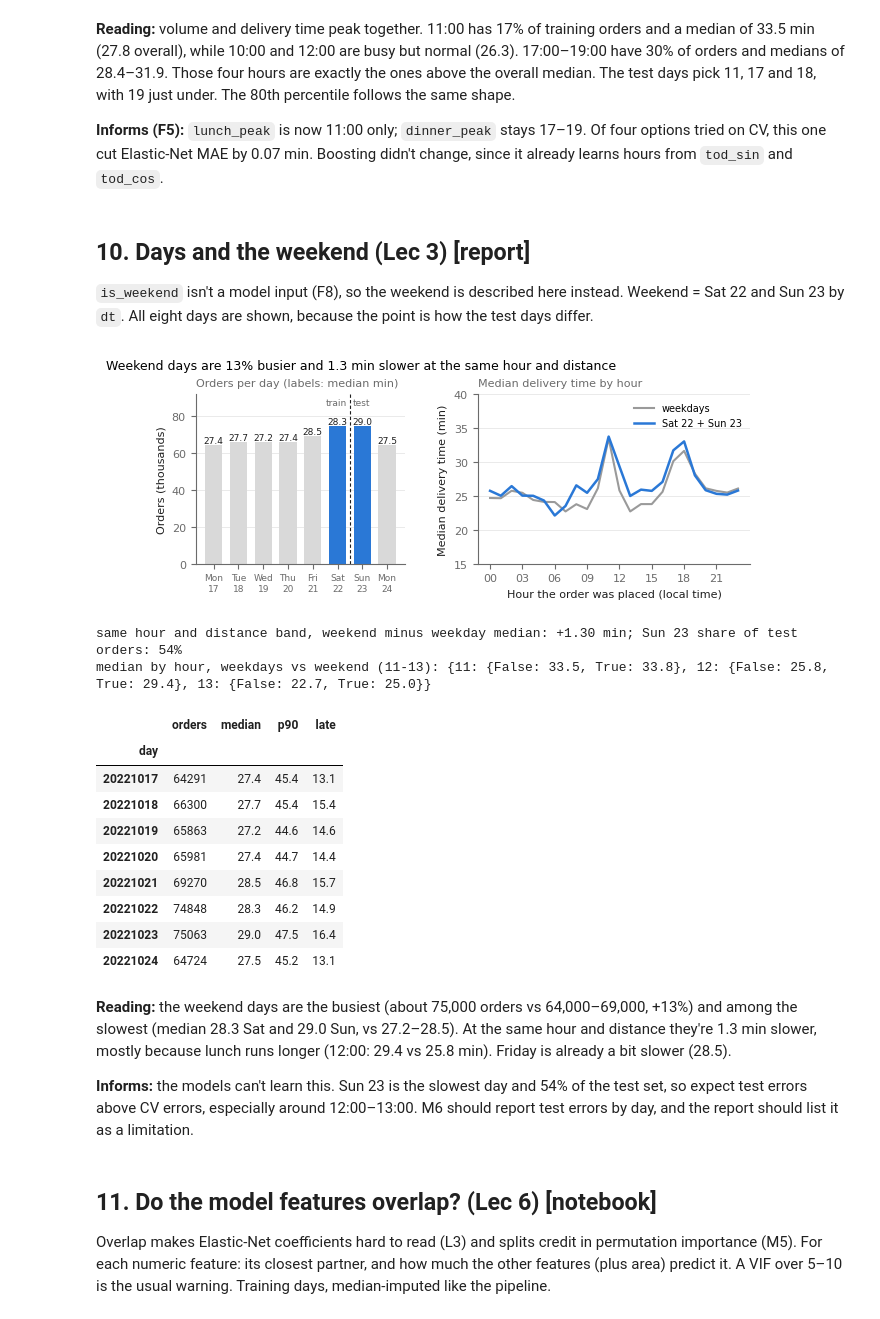
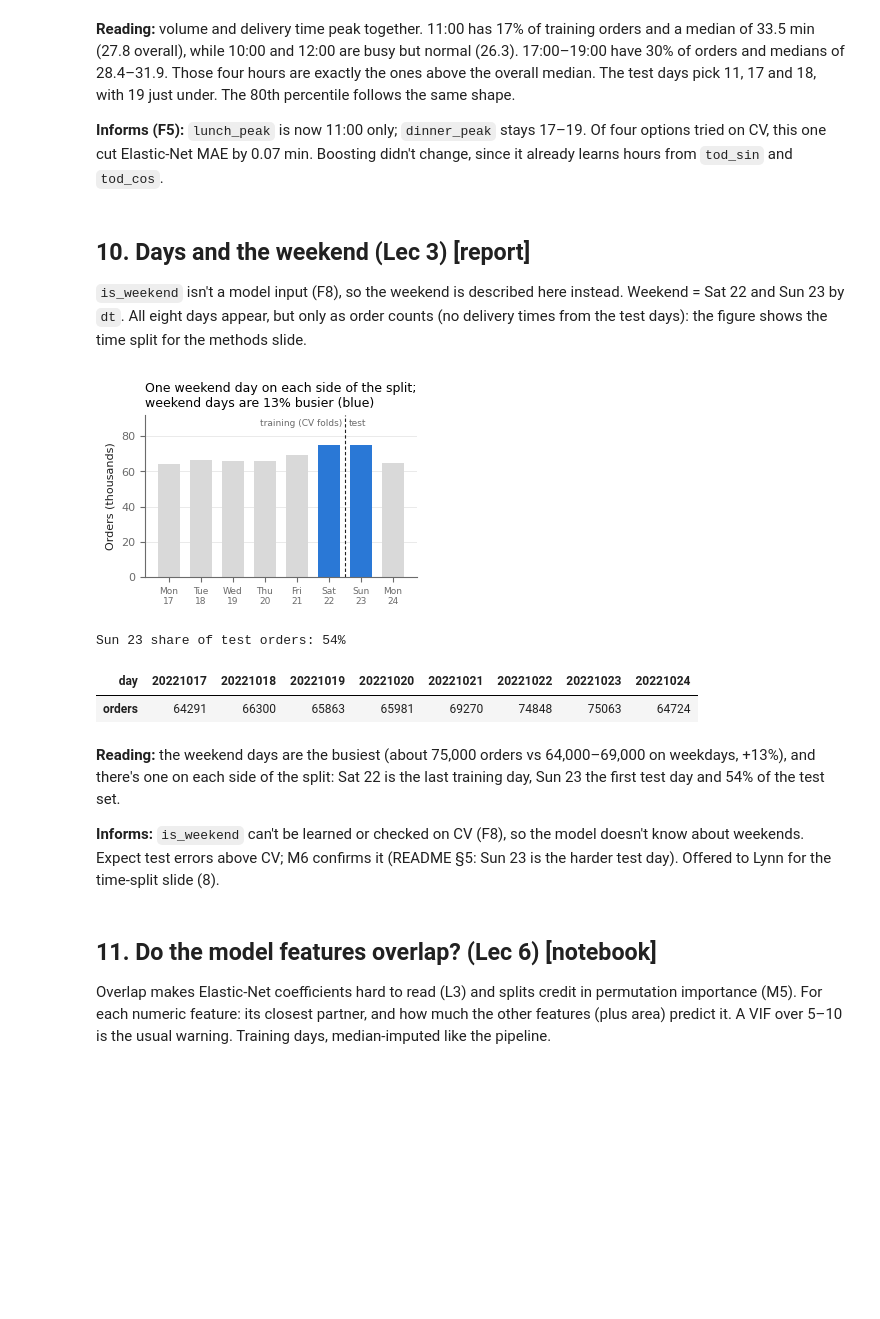
Before and after one commit to lynn60107070/dsai5101-delivery-eta, a Jupyter notebook: notebooks/02_eda.ipynb, the cells around one changed output. Drawn from its saved outputs; the diff is of its cells as text; code cells hidden in the pictures; blank space fills up the shorter version.

```diff
--- a/notebooks/02_eda.ipynb
+++ b/notebooks/02_eda.ipynb
@@ -17,13 +17,14 @@ import matplotlib.pyplot as plt
 from scipy.stats import spearmanr
 from common.data import load_table
 
-t = load_table()
-t["gap_min"] = t["delivery_min"] - t["promise_min"]       # actual - promised; describes the data only, never an input
-t["late"] = t["gap_min"] > 0
-print(f"{len(t):,} orders")
+full = load_table()
+full["gap_min"] = full["delivery_min"] - full["promise_min"]   # actual - promised; describes the data only, never an input
+full["late"] = full["gap_min"] > 0
+t = full[full["day"] <= 20221022].copy()      # analysis on the training days (17–22 Oct); test days only as counts in §10
+print(f"{len(t):,} orders on the training days ({len(full):,} in all)")
 
 FIG_DIR = Path("../figures/eda"); FIG_DIR.mkdir(parents=True, exist_ok=True)
-BLUE, ORANGE = "#2a78d6", "#eb6834"      # team palette (presentation/outline.md): blue = ours, orange = platform
+BLUE, ORANGE, AQUA = "#2a78d6", "#eb6834", "#1baf7a"   # team palette (presentation/outline.md): blue = ours, orange = platform
 INK, MUTED, GREY, LIGHT, GRID = "#1f1f1f", "#6b6b6b", "#9a9a9a", "#d9d9d9", "#e6e6e6"
 COL1, COL2 = 3.5, 7.16                  # IEEE one column / full page width (inches)
 plt.rcParams.update({"font.size": 8, "axes.edgecolor": MUTED, "axes.labelcolor": INK, "xtick.color": MUTED,
@@ -537,66 +557,38 @@ one cut Elastic-Net MAE by 0.07 min. Boosting didn't change, since it already le
 # %% [markdown]
 ## 10. Days and the weekend (Lec 3) [report]
 `is_weekend` isn't a model input (F8), so the weekend is described here instead. Weekend = Sat 22 and Sun 23 by
-`dt`. All eight days are shown, because the point is how the test days differ.
+`dt`. All eight days appear, but only as order counts (no delivery times from the test days): the figure shows the
+time split for the methods slide.
 # %%
 WEEKEND = [20221022, 20221023]
-t["weekend_day"] = t["day"].isin(WEEKEND)
-days = t.groupby("day").agg(orders=("order_id", "size"), median=("delivery_min", "median"),
-                            p90=("delivery_min", lambda s: s.quantile(.9)), late=("late", "mean"))
+days = full.groupby("day").agg(orders=("order_id", "size"))       # counts only: no outcomes from the test days
 busier = days.loc[WEEKEND, "orders"].mean() / days.drop(WEEKEND)["orders"].mean() - 1
-wk = t.pivot_table(index="hour", columns="weekend_day", values="delivery_min", aggfunc="median")
-# weekend vs weekday at the same hour and distance band, weighted by weekend orders
-t["dist_band4"] = pd.cut(t["dist_haversine_km"], [0, 1, 2, 3, 20])
-cell = t.groupby(["hour", "dist_band4", "weekend_day"], observed=True)["delivery_min"].median().unstack()
-n_wknd = t[t["weekend_day"]].groupby(["hour", "dist_band4"], observed=True).size()
-same_cell_gap = np.average((cell[True] - cell[False]).loc[n_wknd.index], weights=n_wknd)
 
-fig, (a, b) = plt.subplots(1, 2, figsize=(COL2, 2.2), gridspec_kw={"width_ratios": [1, 1.3]})
+fig, a = plt.subplots(figsize=(COL1, 2.1))
 x = np.arange(len(days))
 a.bar(x, days["orders"] / 1000, color=[BLUE if d in WEEKEND else LIGHT for d in days.index], width=0.7)
-for xi, (o, md) in enumerate(zip(days["orders"], days["median"])):
-    a.text(xi, o / 1000 + 1, f"{md:.1f}", ha="center", fontsize=6.5, color=INK)
 a.axvline(5.5, color=INK, lw=0.8, ls=(0, (3, 2)))
-a.text(5.4, 86, "train", ha="right", fontsize=6.5, color=MUTED); a.text(5.6, 86, "test", ha="left", fontsize=6.5, color=MUTED)
+a.text(5.4, 86, "training (CV folds)", ha="right", fontsize=6.5, color=MUTED)
+a.text(5.6, 86, "test", ha="left", fontsize=6.5, color=MUTED)
 a.set_xticks(x, [pd.Timestamp(str(d)).strftime("%a\n%d") for d in days.index], fontsize=6.5)
 a.set_ylim(0, 92); a.set_ylabel("Orders (thousands)"); grid(a)
-a.set_title("Orders per day (labels: median min)", fontsize=8, color=MUTED)
-b.plot(wk.index, wk[False], color=GREY, lw=1.5, label="weekdays")
-b.plot(wk.index, wk[True], color=BLUE, lw=1.8, label="Sat 22 + Sun 23")
-b.set_xticks(range(0, 24, 3), [f"{h:02d}" for h in range(0, 24, 3)]); b.set_xlabel("Hour the order was placed (local time)")
-b.set_ylim(15, 40); b.set_ylabel("Median delivery time (min)"); grid(b); b.legend(frameon=False, fontsize=7, loc="upper right")
-b.set_title("Median delivery time by hour", fontsize=8, color=MUTED)
-fig.subplots_adjust(wspace=0.3)
-fig.suptitle(f"Weekend days are {busier:.0%} busier and {same_cell_gap:.1f} min slower at the same hour and distance",
-             x=0.0, ha="left", fontsize=9, y=1.04)
+a.set_title(f"One weekend day on each side of the split;\nweekend days are {busier:.0%} busier (blue)")
 save(fig, "weekend_and_days")
 plt.show()
-print(f"same hour and distance band, weekend minus weekday median: {same_cell_gap:+.2f} min; "
-      f"Sun 23 share of test orders: {days.loc[20221023, 'orders'] / days.loc[[20221023, 20221024], 'orders'].sum():.0%}")
-print("median by hour, weekdays vs weekend (11-13):", wk.loc[11:13].round(1).to_dict("index"))
-days.assign(late=days["late"] * 100).round(1)
+print(f"Sun 23 share of test orders: {days.loc[20221023, 'orders'] / days.loc[[20221023, 20221024], 'orders'].sum():.0%}")
+days.T
 # %% [output]
-[figure, old version]
+[figure, new version]
-same hour and distance band, weekend minus weekday median: +1.30 min; Sun 23 share of test orders: 54%
-median by hour, weekdays vs weekend (11-13): {11: {False: 33.5, True: 33.8}, 12: {False: 25.8, True: 29.4}, 13: {False: 22.7, True: 25.0}}
+Sun 23 share of test orders: 54%
-|  | orders | median | p90 | late |
-| day |  |  |  |  |
-| 20221017 | 64291 | 27.4 | 45.4 | 13.1 |
-| 20221018 | 66300 | 27.7 | 45.4 | 15.4 |
-| 20221019 | 65863 | 27.2 | 44.6 | 14.6 |
-| 20221020 | 65981 | 27.4 | 44.7 | 14.4 |
-| 20221021 | 69270 | 28.5 | 46.8 | 15.7 |
-| 20221022 | 74848 | 28.3 | 46.2 | 14.9 |
-| 20221023 | 75063 | 29.0 | 47.5 | 16.4 |
-| 20221024 | 64724 | 27.5 | 45.2 | 13.1 |
+| day | 20221017 | 20221018 | 20221019 | 20221020 | 20221021 | 20221022 | 20221023 | 20221024 |
+| orders | 64291 | 66300 | 65863 | 65981 | 69270 | 74848 | 75063 | 64724 |
 # %% [markdown]
-**Reading:** the weekend days are the busiest (about 75,000 orders vs 64,000–69,000, +13%) and among the slowest
-(median 28.3 Sat and 29.0 Sun, vs 27.2–28.5). At the same hour and distance they're 1.3 min slower, mostly
-because lunch runs longer (12:00: 29.4 vs 25.8 min). Friday is already a bit slower (28.5).
+**Reading:** the weekend days are the busiest (about 75,000 orders vs 64,000–69,000 on weekdays, +13%), and there's
+one on each side of the split: Sat 22 is the last training day, Sun 23 the first test day and 54% of the test set.
 
-**Informs:** the models can't learn this. Sun 23 is the slowest day and 54% of the test set, so expect test errors
-above CV errors, especially around 12:00–13:00. M6 should report test errors by day, and the report should list
-it as a limitation.
+**Informs:** `is_weekend` can't be learned or checked on CV (F8), so the model doesn't know about weekends. Expect
+test errors above CV; M6 confirms it (README §5: Sun 23 is the harder test day). Offered to Lynn for the
+time-split slide (8).
 # %% [markdown]
 ## 11. Do the model features overlap? (Lec 6) [notebook]
 Overlap makes Elastic-Net coefficients hard to read (L3) and splits credit in permutation importance (M5). For
```
Also changed, not shown: parts of 25 cells of this notebook, 37 other files.
